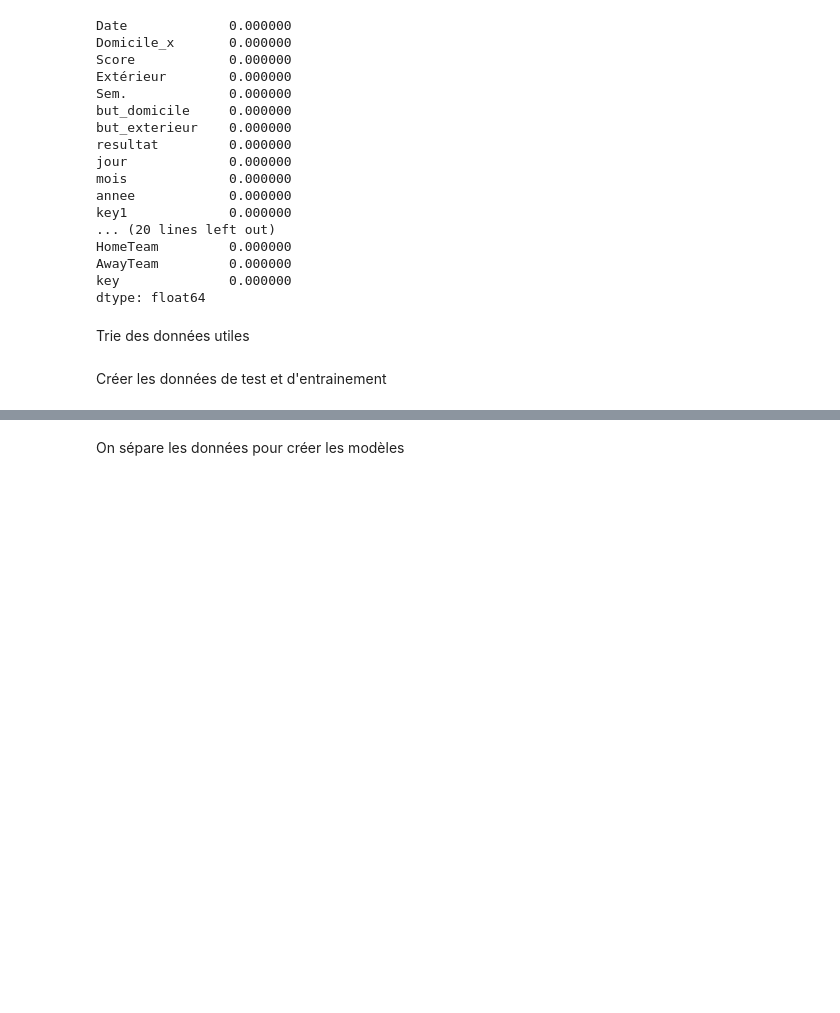
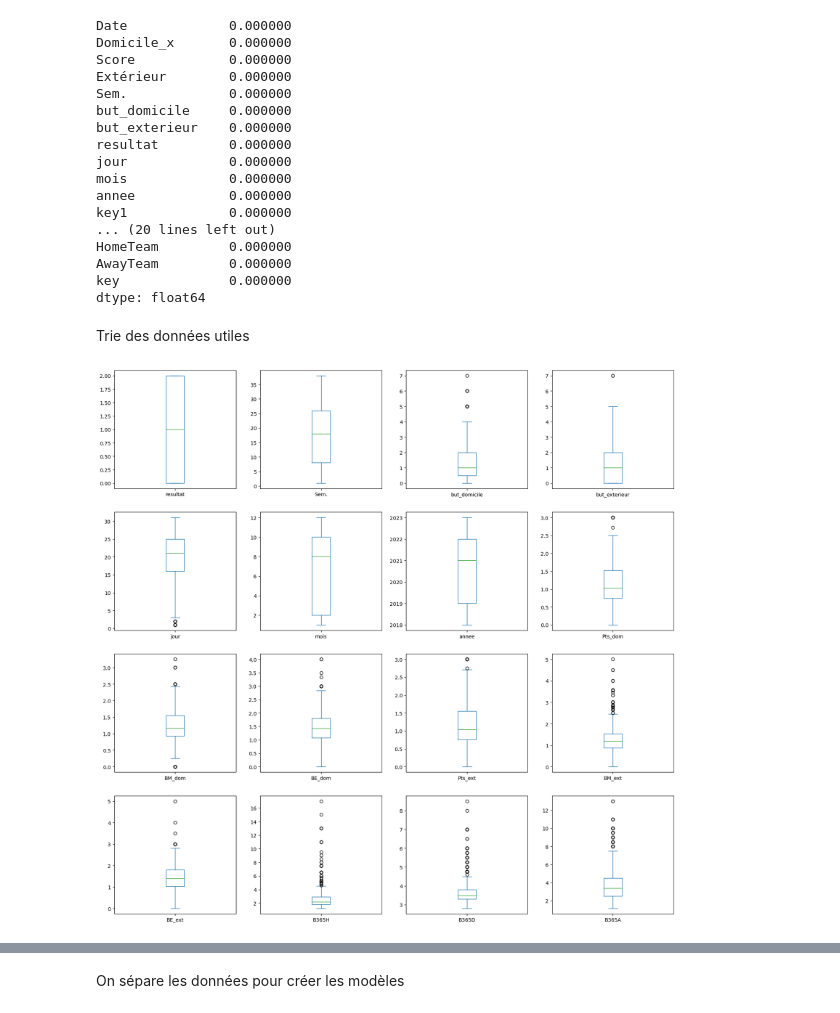
Before and after one commit to Jules101001/Football_pr-vision, a Jupyter notebook: previsionligue1 Avancé.ipynb, the cells around one changed output, grey strips where cells are left out. Cells and saved outputs as stored; diff of their text form; code cells hidden in the pictures; blank space fills up the shorter version.

```diff
--- a/previsionligue1 Avancé.ipynb
+++ b/previsionligue1 Avancé.ipynb
@@ -397,5 +409,23 @@ merge3 = merge3[['Sem.', 'but_domicile',"but_exterieur","jour","mois","annee","P
 matchs_joue_dom_ext = merge3.rename(columns={"Pts_x": "Pts_dom", "BM_x": "BM_dom", "BE_x": "BE_dom","Pts_y": "Pts_ext", "BM_y": "BM_ext", "BE_y": "BE_ext"})
 merge2_a_jouer = merge2_a_jouer[['Sem.',"mois","annee","Pts_x","BM_x","BE_x","Pts_y","BM_y","BE_y","Domicile_x","Extérieur"]]
 matchs_a_jouer_dom_ext = merge2_a_jouer.rename(columns={"Pts_x": "Pts_dom", "BM_x": "BM_dom", "BE_x": "BE_dom","Pts_y": "Pts_ext", "BM_y": "BM_ext", "BE_y": "BE_ext","Domicile_x":"Domicile"})
-# %% [markdown]
-Créer les données de test et d'entrainement
+# %%
+def boxPlotAll(df):
+    '''Show box plots for each feature'''
+
+    # Select just the numeric features
+    df = df.select_dtypes(include=[np.number])
+
+    # Compute the layout grid size
+    data_cols = len(df.columns)
+    unit_size = 5
+    layout_cols = 4
+    layout_rows = int(data_cols/layout_cols+layout_cols)
+
+    # Make the plots
+    df.plot(kind='box', subplots=True, figsize=(layout_cols*unit_size,layout_rows*unit_size), layout=(layout_rows,layout_cols))
+
+    plt.show()
+boxPlotAll(matchs_joue_dom_ext)
+# %% [output]
+[figure, added]
```
Also changed, not shown: parts of 17 cells of this notebook.
